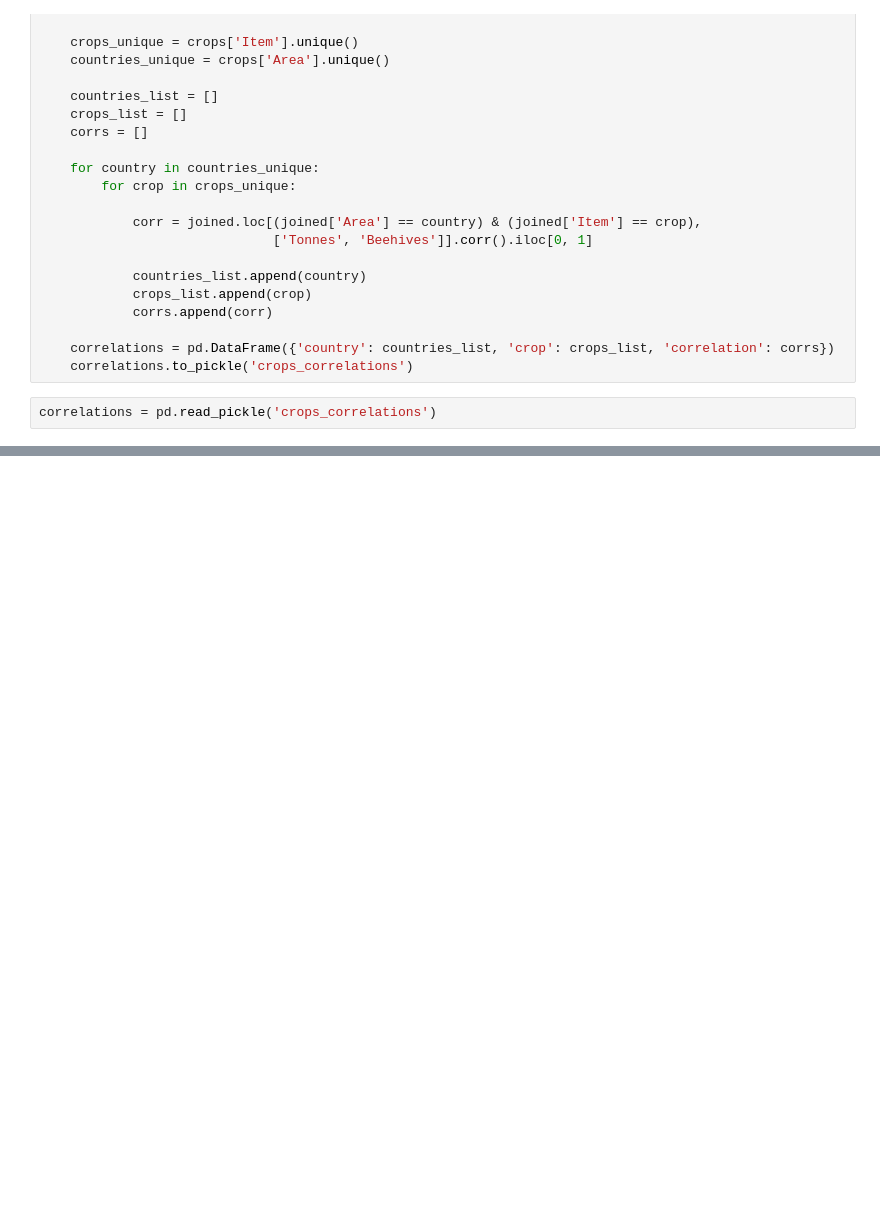
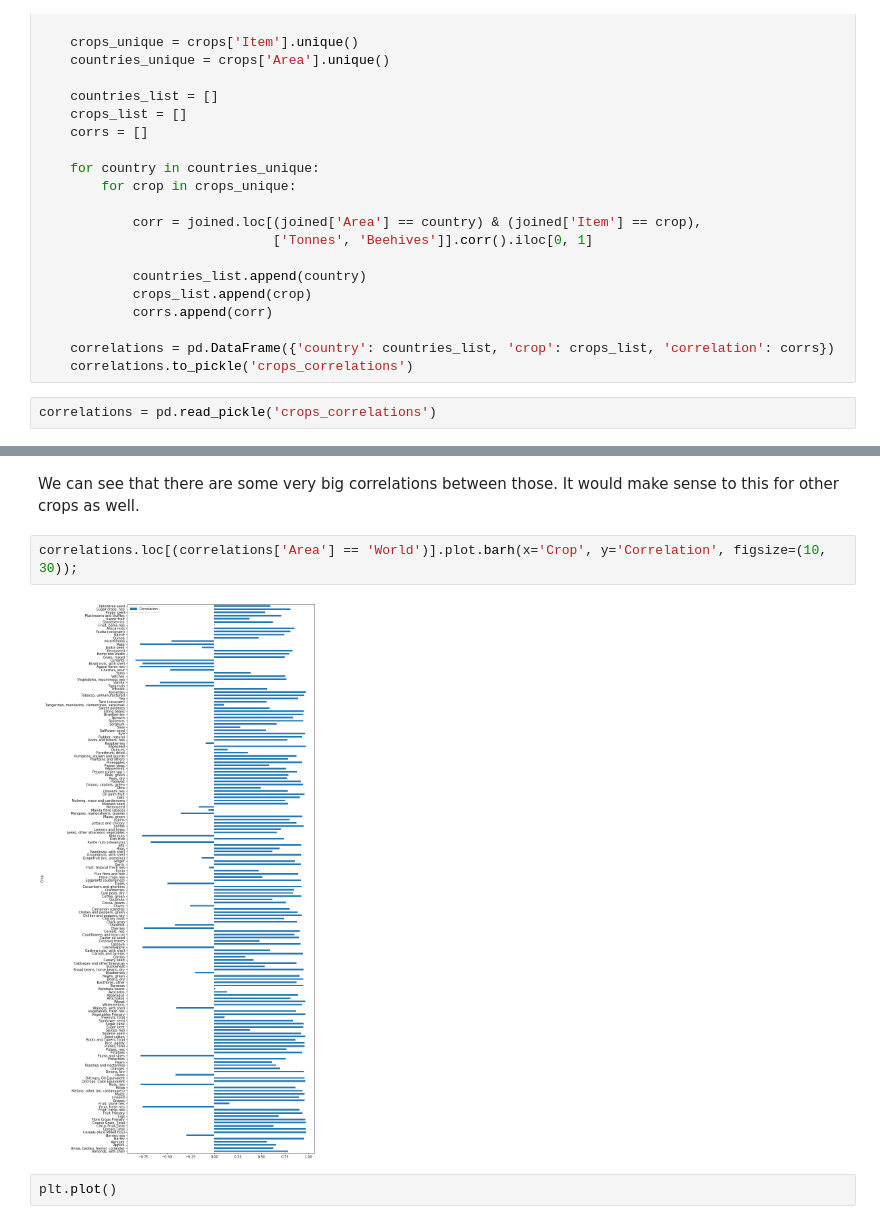
Before and after one commit to caralen/ada-project-faam, a Jupyter notebook: alen.ipynb, the cells around one changed output, grey strips where cells are left out. Drawn from its saved outputs; the diff is of its cells as text; blank space fills up the shorter version.

```diff
--- a/alen.ipynb
+++ b/alen.ipynb
@@ -560,0 +560,8 @@ plt.title('Correlation of beehives number and almonds yield (harvested productio
+# %% [markdown]
+We can see that there are some very big correlations between those. It would make sense to this for other crops as well.
+# %%
+correlations.loc[(correlations['Area'] == 'World')].plot.barh(x='Crop', y='Correlation', figsize=(10, 30));
+# %% [output]
+[figure, added]
+# %%
+plt.plot()
```
Also changed, not shown: parts of 5 cells of this notebook, 1 other file.
